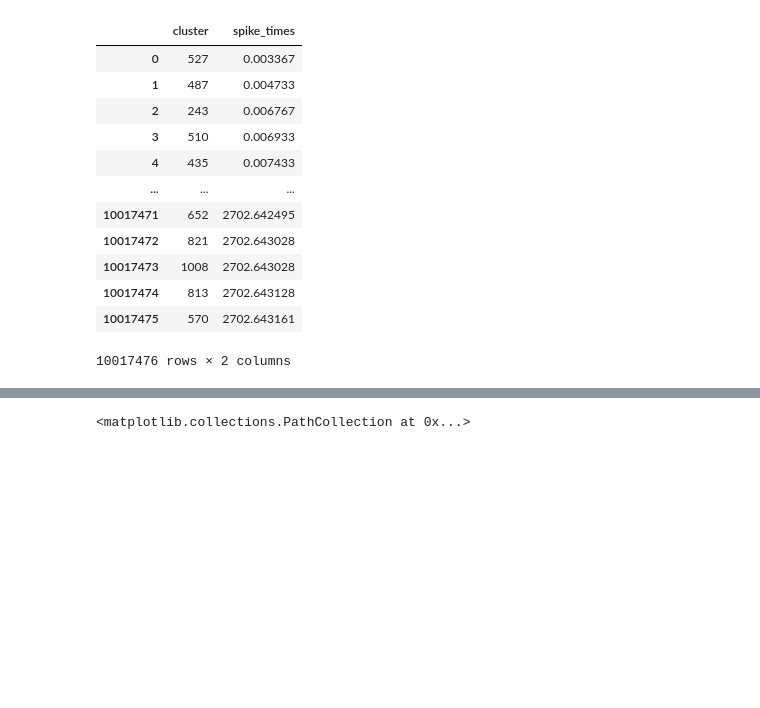
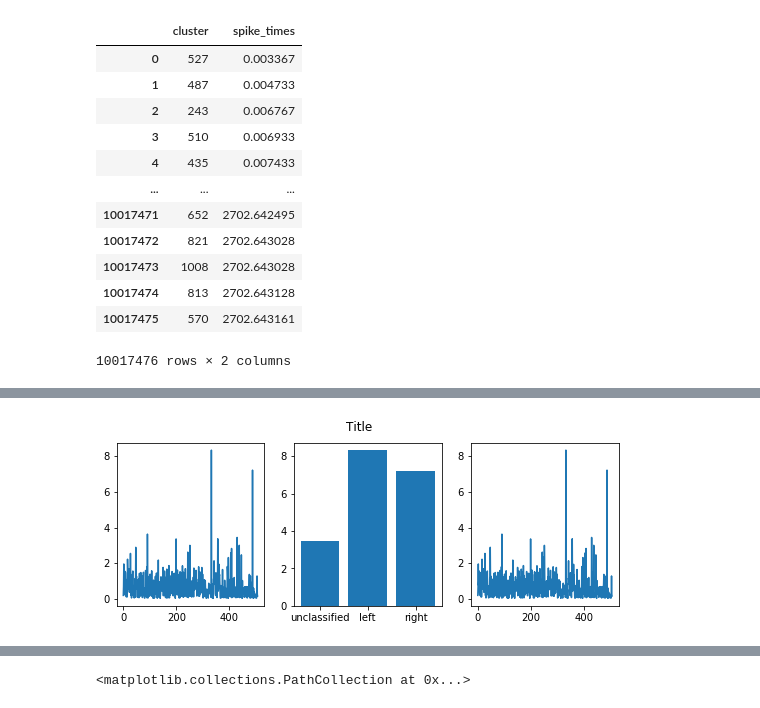
Before and after one commit to KceniaB/NMA_project, a Jupyter notebook: kce_project.ipynb, the cells around one changed output, grey strips where cells are left out. Drawn from its saved outputs; the diff is of its cells as text; code cells hidden in the pictures; blank space fills up the shorter version.

```diff
--- a/kce_project.ipynb
+++ b/kce_project.ipynb
@@ -121,0 +165,2 @@ spikes_df
+# %%
+wheel_df = pd.merge( pd.DataFrame(session['wheelMoves_intervals']), pd.DataFrame(session['wheelMoves_type']), how='left', left_index=True, right_index=True)
@@ -121,0 +183,50 @@ spikes_df
+# %%
+## Duration of the wheel movement - wheel_mov_dur
+
+#duration of the wheel movement
+wheel_mov_dur = wheel_df[1]-wheel_df['0_x']
+wheel_mov_dur
+wheelMoves_type1 = session['wheelMoves_type']
+
+
+#create empty array of given length; bar plot
+##create var wheel_Moves_type2 where 0 is L and 1 is R
+wheelMoves_type2 = [0] * (len(wheelMoves_type1))
+for i in range(len(wheelMoves_type1)):
+    if wheelMoves_type1[i] == 0:
+        wheelMoves_type2[i] = 'unclassified'
+        #print('0')
+    elif wheelMoves_type1[i] == 1:
+        wheelMoves_type2[i] = 'left'
+        #print('1')
+    else:
+        wheelMoves_type2[i] = 'right'
+        #print('2')
+
+
+colors = {'unclassified':'red', 'left':'blue', 'right':'green'}
+
+#plot the figure
+plt.figure(figsize=(9, 3))
+
+plt.subplot(131)
+plt.plot(wheel_mov_time2)
+
+plt.subplot(132)
+plt.bar(wheelMoves_type2,wheel_mov_dur)
+
+plt.subplot(133)
+
+plt.plot(wheel_mov_time2)
+
+plt.suptitle('Title')
+plt.show()
+
+
+#for i in range(len(test1)):
+#    if test1[i] == 0:
+#        print('0')
+#    else:
+#        print('1')
+# %% [output]
+[figure, added]
```
Also changed, not shown: parts of 26 cells of this notebook.
